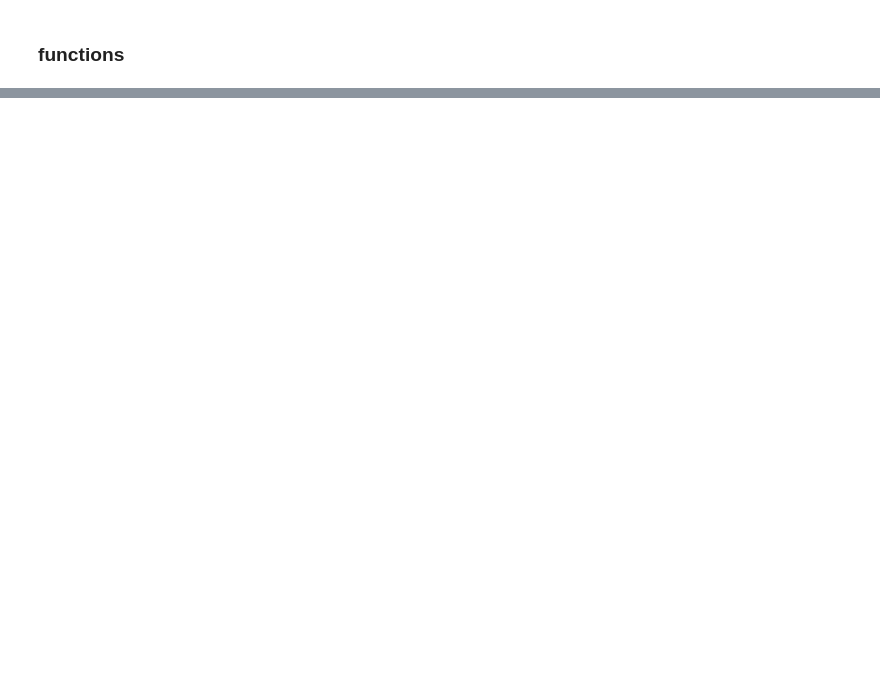
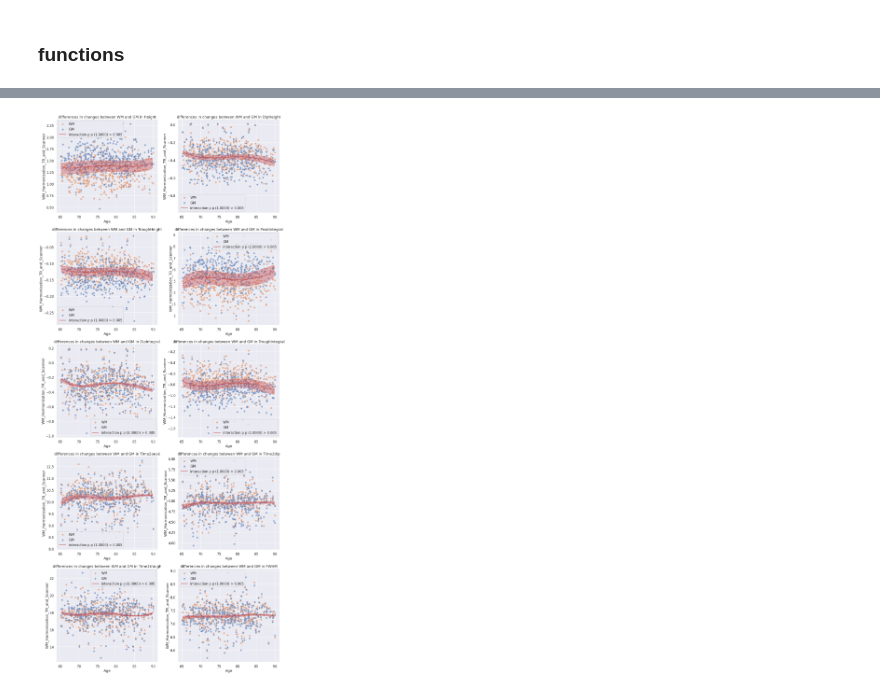
Before and after one commit to MASILab/rsHRF, a Jupyter notebook: src/py/scanner_effects.ipynb, the cells around one changed output, grey strips where cells are left out. Cells and saved outputs as stored; diff of their text form; code cells hidden in the pictures; blank space fills up the shorter version.

Commit message:
add modeling differences WM GM changes

```diff
--- a/src/py/scanner_effects.ipynb
+++ b/src/py/scanner_effects.ipynb
@@ -609,0 +287,58 @@ for i in range(10):
+# %%
+def compute_CI(model,n, formula):
+    bs_replicates, out_x  = bootstrap(df,model, 200, n, 77, formula)
+    size_bs= np.shape(bs_replicates)
+    c1 = np.zeros((size_bs[1],))
+    c2 = np.zeros((size_bs[1],))
+    c_mean = np.zeros((size_bs[1],))
+    axis_x  = np.zeros((size_bs[1],))
+
+    for k in range(size_bs[1]):
+        c1[k] = np.percentile(bs_replicates[:,k], [5])
+        c2[k] = np.percentile(bs_replicates[:,k], [95])
+        c_mean[k] = np.mean(bs_replicates[:, k])
+        axis_x[k] =np.mean(out_x[:, k])
+    return c1, c2, c_mean, axis_x
+# %%
+# pal = sns.color_palette() ## 0,1 -- 3,4 -- light-dark
+plt.figure(figsize=(20,50))
+for i in range(10):
+    feature = params[i]
+    file = filedir + feature + '.csv'
+    df = pd.read_csv(file)
+    # df = df.loc[df['TR'] ==0.607]
+
+    df, _ = remove_outlier(df, 'WM_Harmonization_TR_and_Scanner')
+
+    df = df.loc[ (df['Age'] >= 65) & (df['Age'] <= 90) ]
+    df = df.loc[df.ResearchGroup =='CN']
+    df = df.sort_values('Age')
+
+    plt.subplot(5,2,i+1)
+    tit = "differences in changes between WM and GM in {}".format(feature)
+    plt.title(tit)
+    df_leg = df.copy()
+
+    sns.scatterplot(x = 'Age', y='WM_Harmonization_TR_and_Scanner', data=df_leg, color=pal[1], alpha=0.6, label='WM')
+    sns.scatterplot(x = 'Age', y='GM_Harmonization_TR_and_Scanner', data=df_leg, color=pal[0], alpha=0.6, label='GM')
+
+    df = create_indicator(df)
+
+    n = int(len(df)/4)
+    m1, m2, res  = model_2(df, 'Age', 'Val_Harmonized', [], knots=77, threshold=0.005)
+
+    name_models = ['interaction', 'without interaction']
+    c11, c21, cmean1, x1 = compute_CI(m1,n, "indicator*bs(Age, knots = (77,), degree=3)")
+    # c12, c22, cmean2, x2 = compute_CI(m2,n, "indicator+bs(Age, knots = (77,), degree=3)")
+
+
+    plt.fill_between(x1, c11, c21, color=pal[3], alpha=0.4)
+    # plt.fill_between(x2, c12, c22, color=pal[2], alpha=0.4)
+
+    sns.lineplot(x=x1, y=cmean1, label="{} p {}".format(name_models[0], res), color = pal[3])
+    # sns.lineplot(x=x2, y=cmean2, label="{} ".format(name_models[1]), color = pal[2])
+
+    plt.xlabel('Age')
+    plt.legend()
+# %% [output]
+[figure, added]
```
Also changed, not shown: parts of 15 cells of this notebook, 1 other file.
